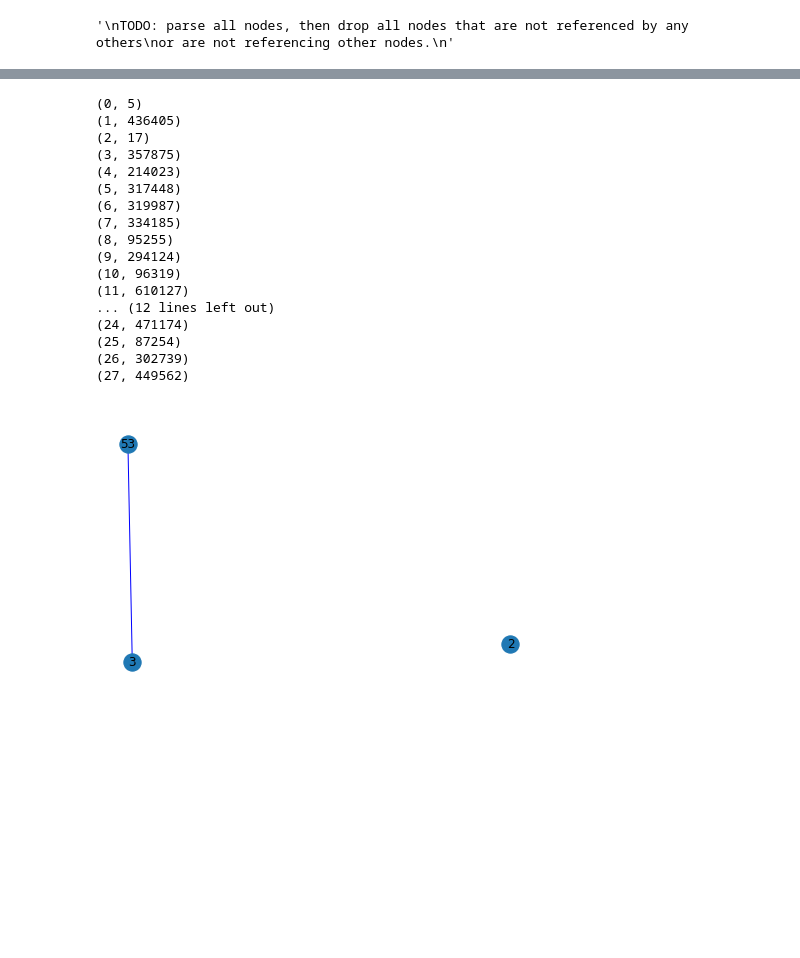
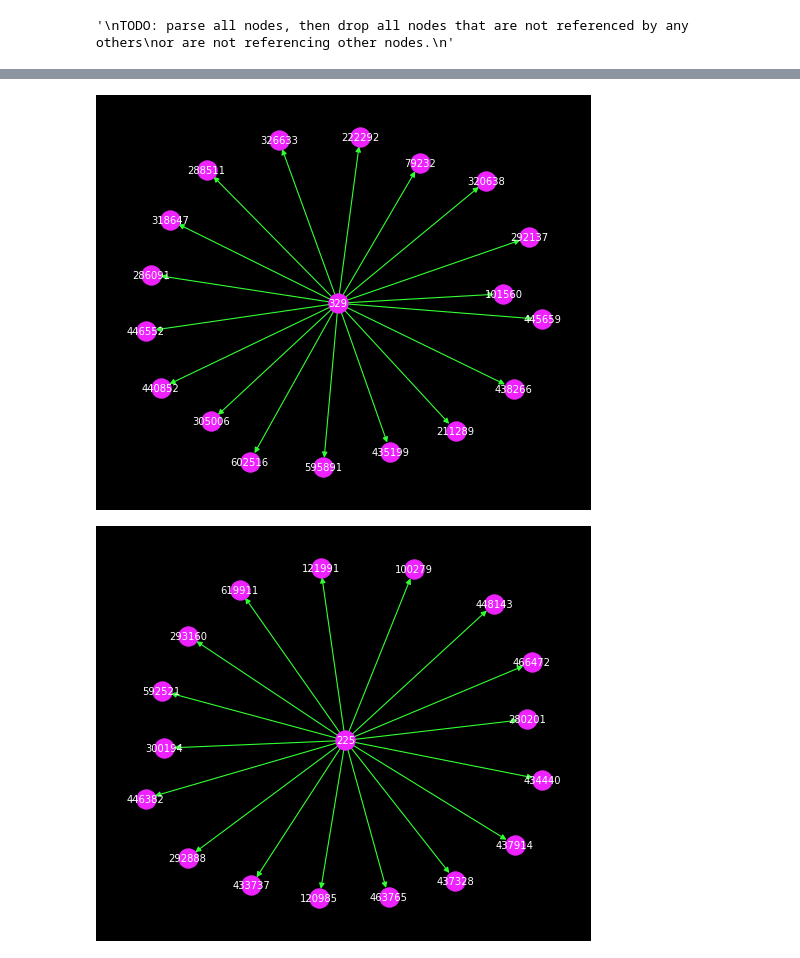
Before and after one commit to dnnagy/Infocom-networks, a Jupyter notebook: Problemset_2.ipynb, the cells around one changed output, grey strips where cells are left out. Drawn from its saved outputs; the diff is of its cells as text; code cells hidden in the pictures; blank space fills up the shorter version.

```diff
--- a/Problemset_2.ipynb
+++ b/Problemset_2.ipynb
@@ -214,31 +211,13 @@ for comp in comps:
-# %%
-# Add edges
-for n in enumerate(G.nodes()):
-    print(n)
-# %% [output]
-(0, 5)
-(1, 436405)
-(2, 17)
-(3, 357875)
-(4, 214023)
-(5, 317448)
-(6, 319987)
-(7, 334185)
-(8, 95255)
-(9, 294124)
-(10, 96319)
-(11, 610127)
-... (12 lines left out)
-(24, 471174)
-(25, 87254)
-(26, 302739)
-(27, 449562)
-# %%
-G = nx.Graph()
-G.add_node(node.data[TAG_IDX])
-G.add_node(2)
-G.add_edge(node.data[TAG_IDX],3)
-
-nx.draw(G, with_labels=True, edge_color='b')
-# %% [output]
-[figure, removed]
+# %%
+# Find weakly connected components
+comps = list(nx.weakly_connected_components(G))
+
+# Get 10 largest weakly connected component
+comps.sort(key=lambda t: len(t), reverse=True)
+for comp in comps[:10]:
+    fig = plt.figure(figsize=(6,5), dpi=80)
+    nx.draw_spring(G.subgraph(comp), with_labels=True, node_color=NODE_COLOR, edge_color=EDGE_COLOR, font_size=9, font_color=FONT_COLOR)
+    fig.set_facecolor('k')
+# %% [output]
+[figure, added]
+[figure, added]
```
Also changed, not shown: parts of 9 cells of this notebook, 3 other files.
